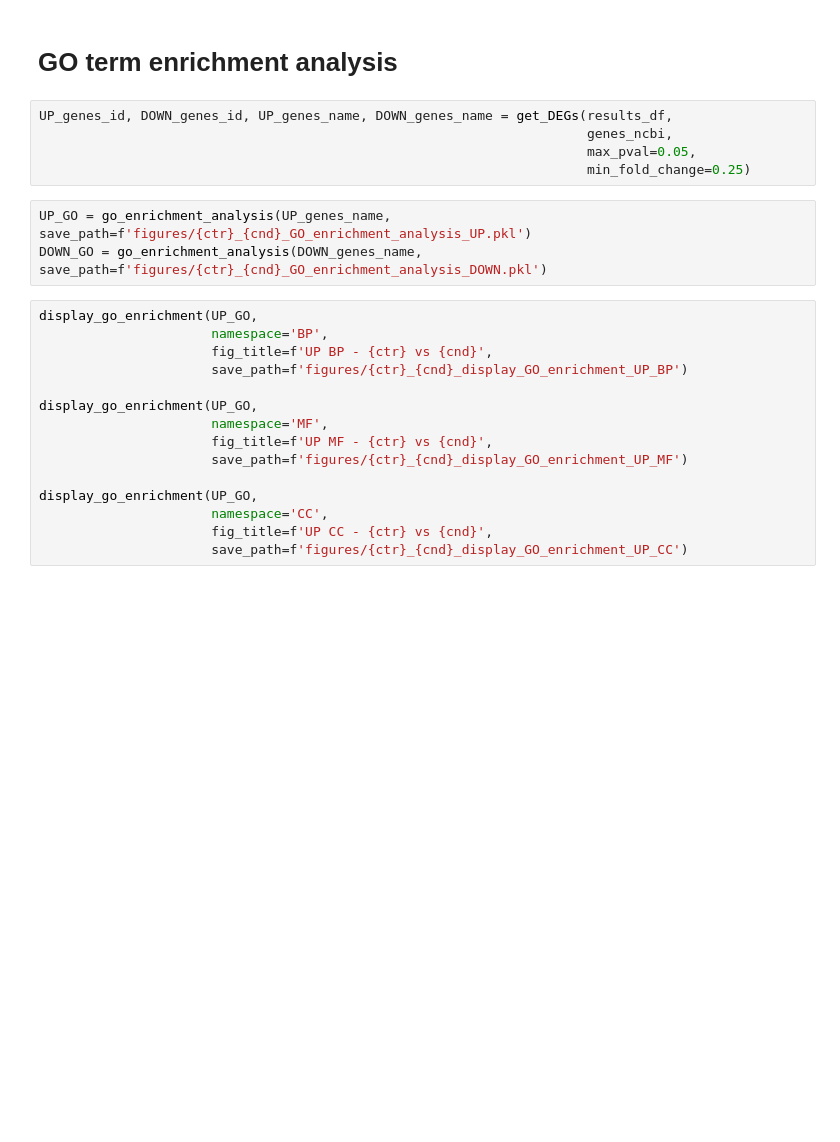
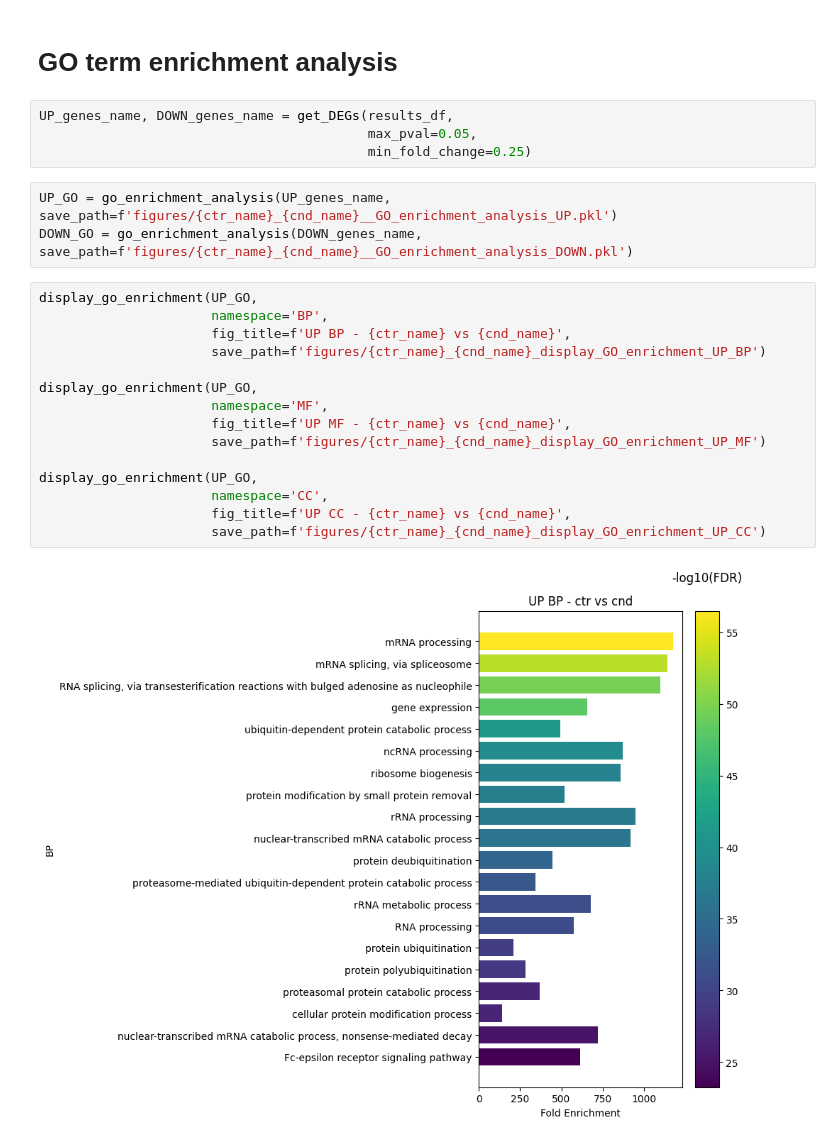
Before and after one commit to Xavier919/scRNAseq_analysis, a Jupyter notebook: sc_pipeline_.ipynb, the cells around one changed output. Drawn from its saved outputs; the diff is of its cells as text; blank space fills up the shorter version.

```diff
--- a/sc_pipeline_.ipynb
+++ b/sc_pipeline_.ipynb
@@ -189,25 +259,26 @@ genes_ncbi = pickle.load(open('data/genes_ncbi.pkl', 'rb'))
 # %% [markdown]
 # GO term enrichment analysis
 # %%
-UP_genes_id, DOWN_genes_id, UP_genes_name, DOWN_genes_name = get_DEGs(results_df,
-                                                                      genes_ncbi,
-                                                                      max_pval=0.05,
-                                                                      min_fold_change=0.25)
+UP_genes_name, DOWN_genes_name = get_DEGs(results_df,
+                                          max_pval=0.05,
+                                          min_fold_change=0.25)
 # %%
-UP_GO = go_enrichment_analysis(UP_genes_name, save_path=f'figures/{ctr}_{cnd}_GO_enrichment_analysis_UP.pkl')
-DOWN_GO = go_enrichment_analysis(DOWN_genes_name, save_path=f'figures/{ctr}_{cnd}_GO_enrichment_analysis_DOWN.pkl')
+UP_GO = go_enrichment_analysis(UP_genes_name, save_path=f'figures/{ctr_name}_{cnd_name}__GO_enrichment_analysis_UP.pkl')
+DOWN_GO = go_enrichment_analysis(DOWN_genes_name, save_path=f'figures/{ctr_name}_{cnd_name}__GO_enrichment_analysis_DOWN.pkl')
 # %%
 display_go_enrichment(UP_GO,
                       namespace='BP',
-                      fig_title=f'UP BP - {ctr} vs {cnd}',
-                      save_path=f'figures/{ctr}_{cnd}_display_GO_enrichment_UP_BP')
+                      fig_title=f'UP BP - {ctr_name} vs {cnd_name}',
+                      save_path=f'figures/{ctr_name}_{cnd_name}_display_GO_enrichment_UP_BP')
 
 display_go_enrichment(UP_GO,
                       namespace='MF',
-                      fig_title=f'UP MF - {ctr} vs {cnd}',
-                      save_path=f'figures/{ctr}_{cnd}_display_GO_enrichment_UP_MF')
+                      fig_title=f'UP MF - {ctr_name} vs {cnd_name}',
+                      save_path=f'figures/{ctr_name}_{cnd_name}_display_GO_enrichment_UP_MF')
 
 display_go_enrichment(UP_GO,
                       namespace='CC',
-                      fig_title=f'UP CC - {ctr} vs {cnd}',
-                      save_path=f'figures/{ctr}_{cnd}_display_GO_enrichment_UP_CC')
+                      fig_title=f'UP CC - {ctr_name} vs {cnd_name}',
+                      save_path=f'figures/{ctr_name}_{cnd_name}_display_GO_enrichment_UP_CC')
+# %% [output]
+[figure, added]
```
Also changed, not shown: parts of 41 cells of this notebook.
